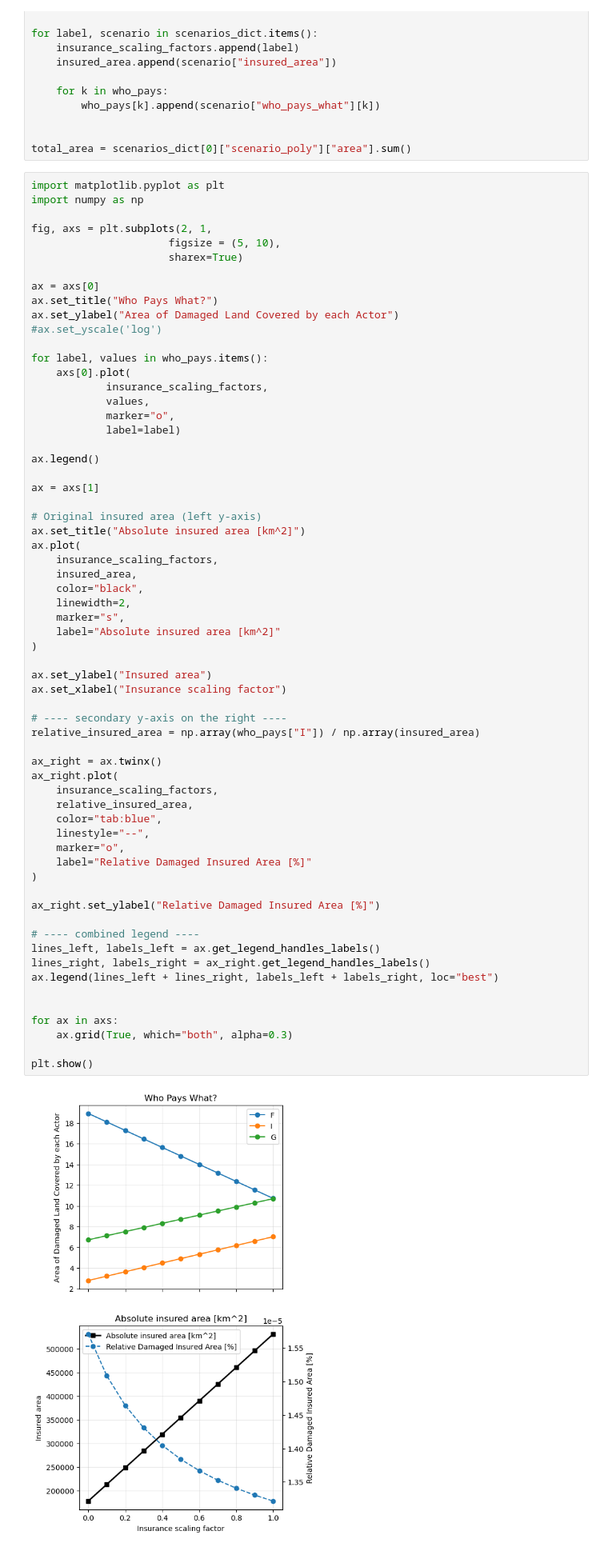
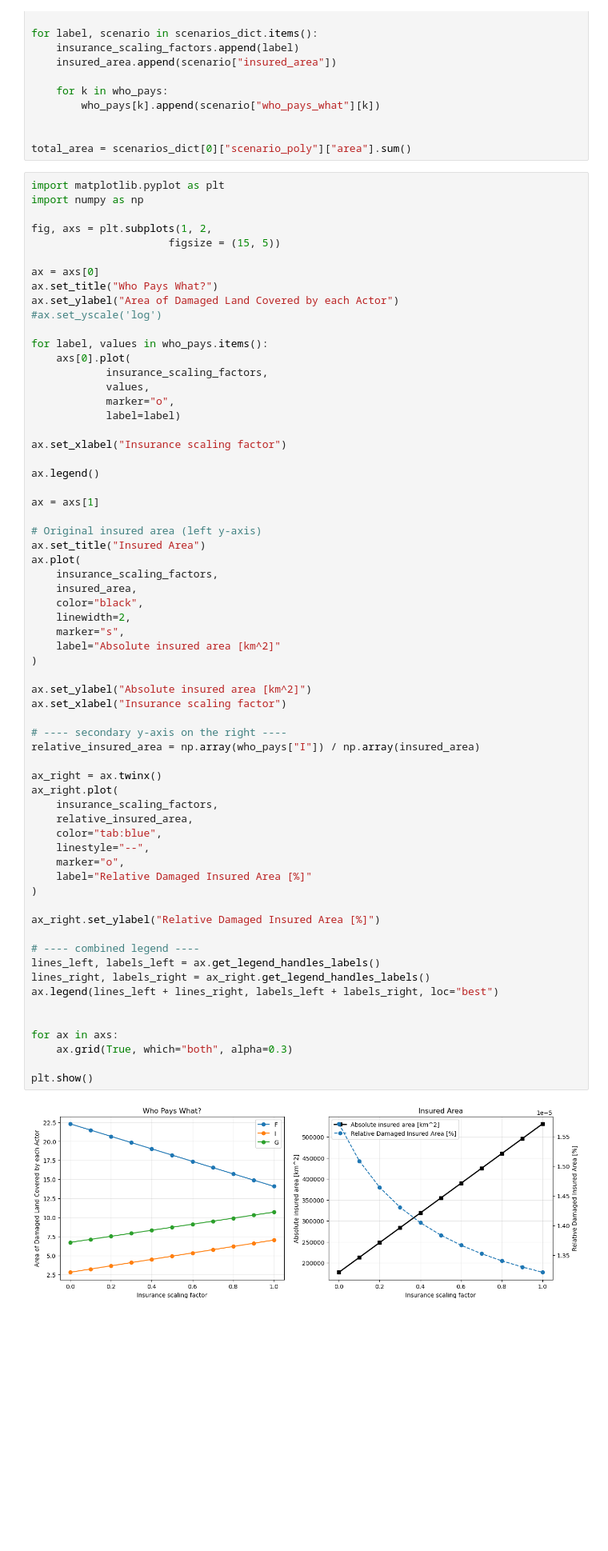
Before and after one commit to arvedluetzen/mus-climada, a Jupyter notebook: notebooks/0424_pipeline-scenarios.ipynb, the cells around one changed output. Shown at 80% size. Drawn from its saved outputs; the diff is of its cells as text; blank space fills up the shorter version.

```diff
--- a/notebooks/0424_pipeline-scenarios.ipynb
+++ b/notebooks/0424_pipeline-scenarios.ipynb
@@ -135,9 +137,8 @@ total_area = scenarios_dict[0]["scenario_poly"]["area"].sum()
 import matplotlib.pyplot as plt
 import numpy as np
 
-fig, axs = plt.subplots(2, 1,
-                      figsize = (5, 10),
-                      sharex=True)
+fig, axs = plt.subplots(1, 2,
+                      figsize = (15, 5))
 
 ax = axs[0]
 ax.set_title("Who Pays What?")
@@ -151,12 +152,14 @@ for label, values in who_pays.items():
             marker="o",
             label=label)
 
+ax.set_xlabel("Insurance scaling factor")
+
 ax.legend()
 
 ax = axs[1]
 
 # Original insured area (left y-axis)
-ax.set_title("Absolute insured area [km^2]")
+ax.set_title("Insured Area")
 ax.plot(
     insurance_scaling_factors,
     insured_area,
@@ -166,36 +169,36 @@ ax.plot(
     label="Absolute insured area [km^2]"
 )
 
-ax.set_ylabel("Insured area")
+ax.set_ylabel("Absolute insured area [km^2]")
 ax.set_xlabel("Insurance scaling factor")
 
 # ---- secondary y-axis on the right ----
 relative_insured_area = np.array(who_pays["I"]) / np.array(insured_area)
 
 ax_right = ax.twinx()
 ax_right.plot(
     insurance_scaling_factors,
     relative_insured_area,
     color="tab:blue",
     linestyle="--",
     marker="o",
     label="Relative Damaged Insured Area [%]"
 )
 
 ax_right.set_ylabel("Relative Damaged Insured Area [%]")
 
 # ---- combined legend ----
 lines_left, labels_left = ax.get_legend_handles_labels()
 lines_right, labels_right = ax_right.get_legend_handles_labels()
 ax.legend(lines_left + lines_right, labels_left + labels_right, loc="best")
 
 
 for ax in axs:
     ax.grid(True, which="both", alpha=0.3)
 
 plt.show()
 # %% [output]
-[figure, old version]
+[figure, new version]
 # %% [markdown]
 ## Plotting Example Scnearios
 
```
Also changed, not shown: parts of 7 cells of this notebook, 5 other files.
